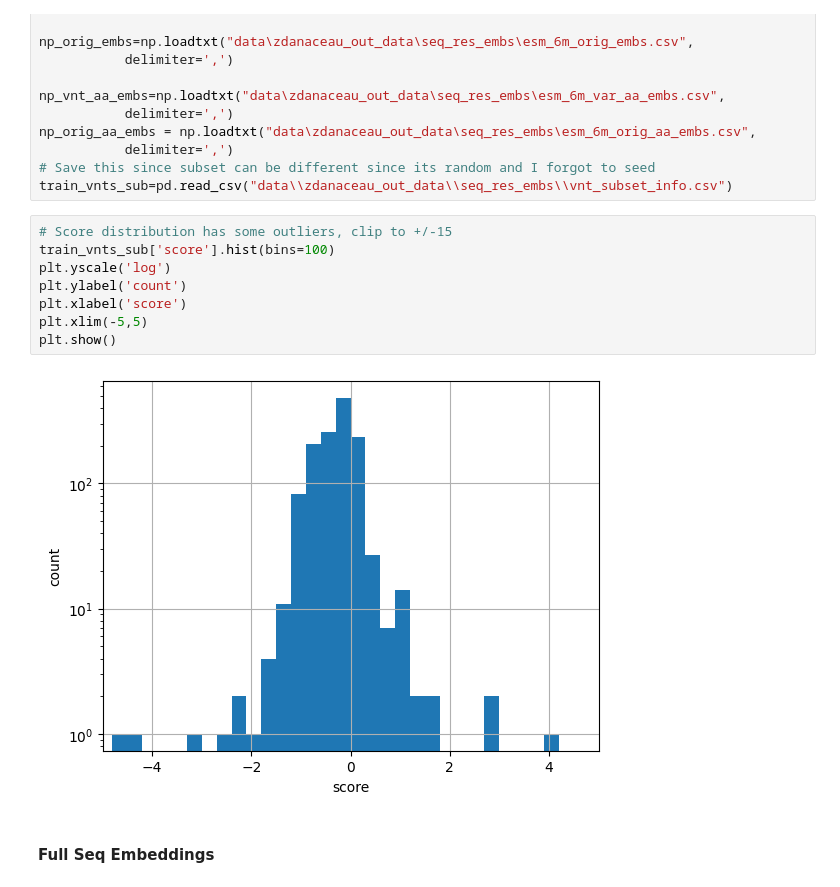
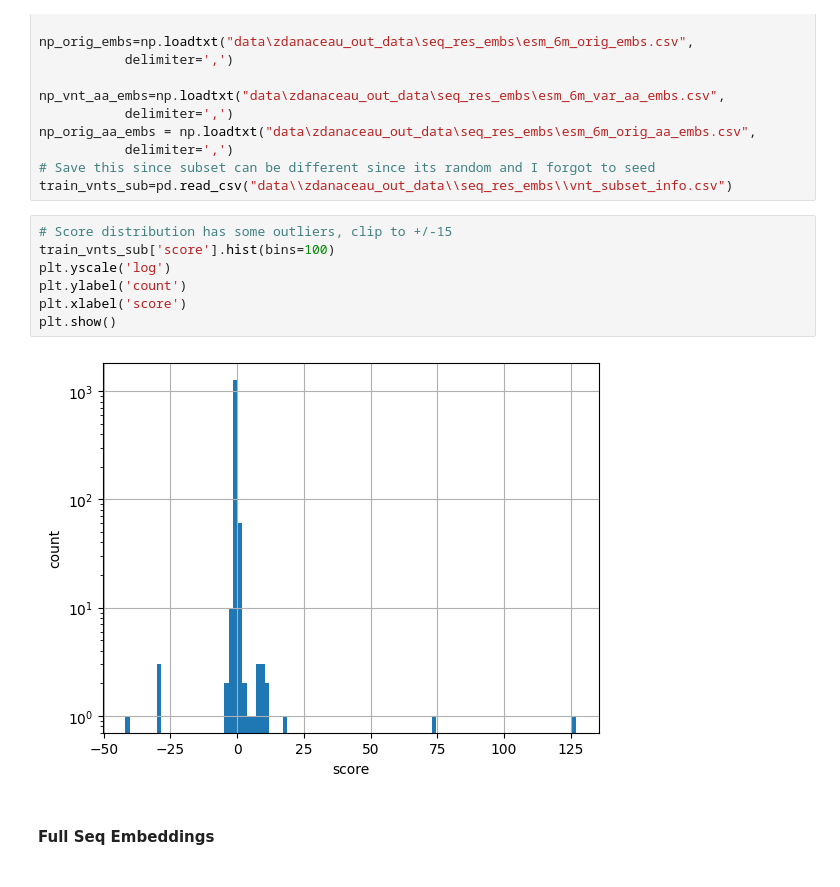
Before and after one commit to mikewolfe/UWMadisonMLM25, a Jupyter notebook: results/zdanaceau/092325_ESM_embed_eda.ipynb, the cells around one changed output. Saved outputs shown, nothing was run; the diff lists cells and outputs as text.

```diff
--- a/results/zdanaceau/092325_ESM_embed_eda.ipynb
+++ b/results/zdanaceau/092325_ESM_embed_eda.ipynb
@@ -425,13 +439,12 @@ train_vnts_sub=pd.read_csv("data\\zdanaceau_out_data\\seq_res_embs\\vnt_subset_i
 # %%
 # Score distribution has some outliers, clip to +/-15
 train_vnts_sub['score'].hist(bins=100)
 plt.yscale('log')
 plt.ylabel('count')
 plt.xlabel('score')
-plt.xlim(-5,5)
 plt.show()
 # %% [output]
-[figure, old version]
+[figure, new version]
 # %% [markdown]
 #### Full Seq Embeddings
 # %%
```
Also changed, not shown: parts of 12 cells of this notebook, 2 other files.
